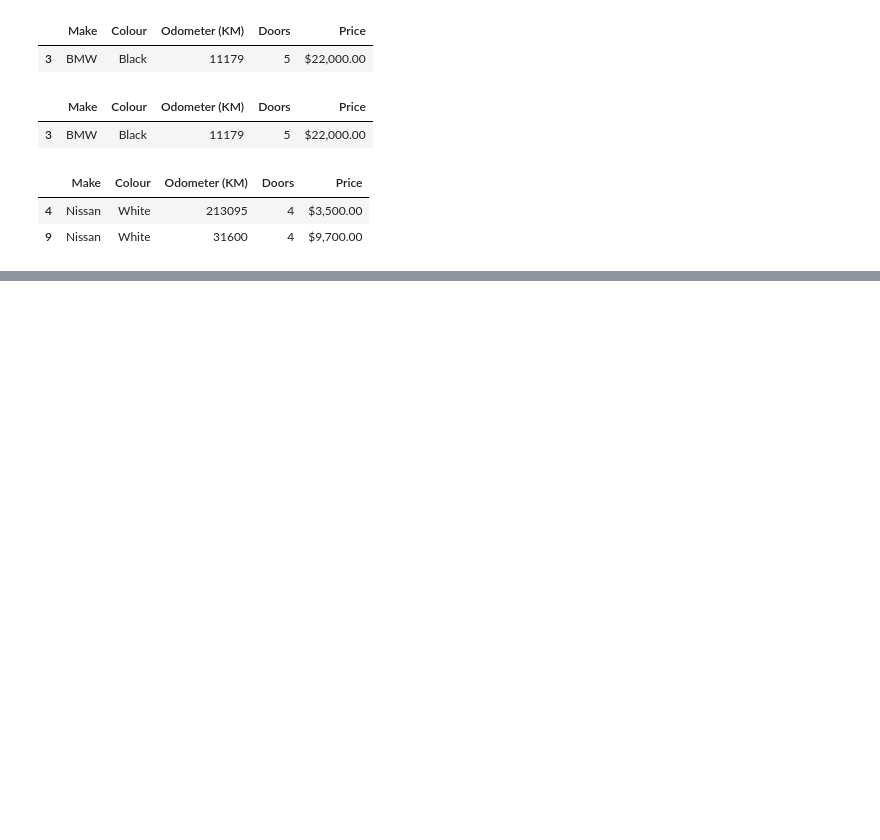
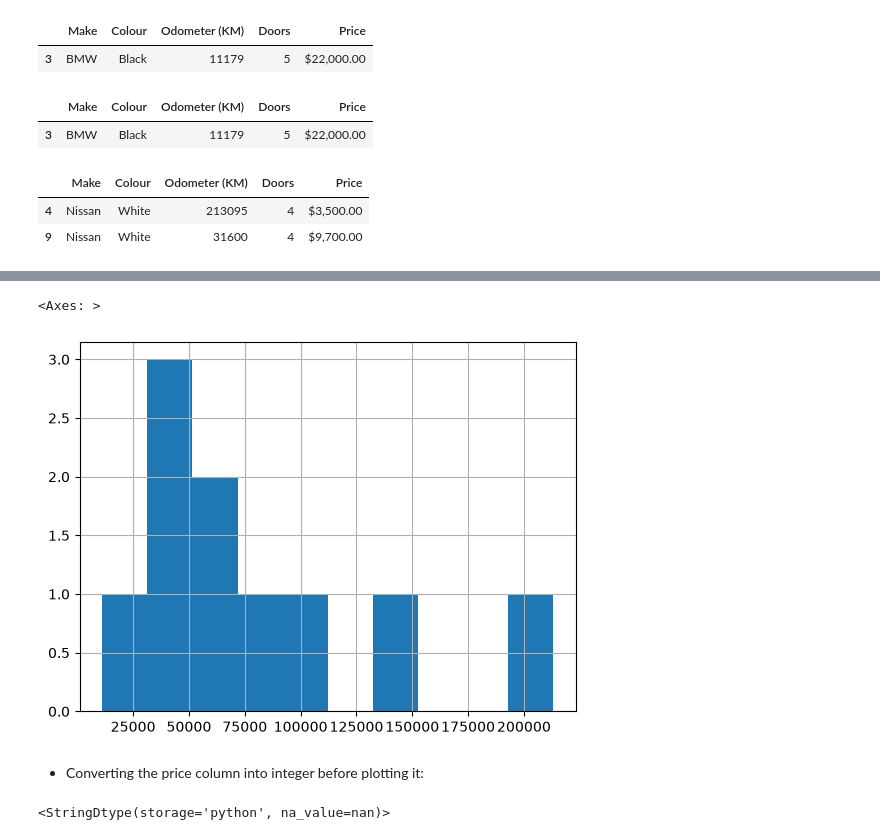
Before and after one commit to PokaYoke-Anootosh/poka_yoke_pyDojo, a Jupyter notebook: 02_Intro_to_PANDAS.ipynb, the cells around one changed output, grey strips where cells are left out. Saved outputs shown, nothing was run; the diff lists cells and outputs as text; code cells hidden in the pictures; blank space fills up the shorter version.

```diff
--- a/02_Intro_to_PANDAS.ipynb
+++ b/02_Intro_to_PANDAS.ipynb
@@ -387,0 +451,14 @@ Nissan_Cars
+# %%
+# Plotting the same Odometer column/data in a histogram with .hist() -
+
+car_sales["Odometer (KM)"].hist()
+# %% [output]
+<Axes: >
+[figure, added]
+# %% [markdown]
+* Converting the price column into integer before plotting it:
+# %%
+# Identifying the data type of the price column
+car_sales["Price"].dtype
+# %% [output]
+<StringDtype(storage='python', na_value=nan)>
```
Also changed, not shown: parts of 17 cells of this notebook, 2 other files.
